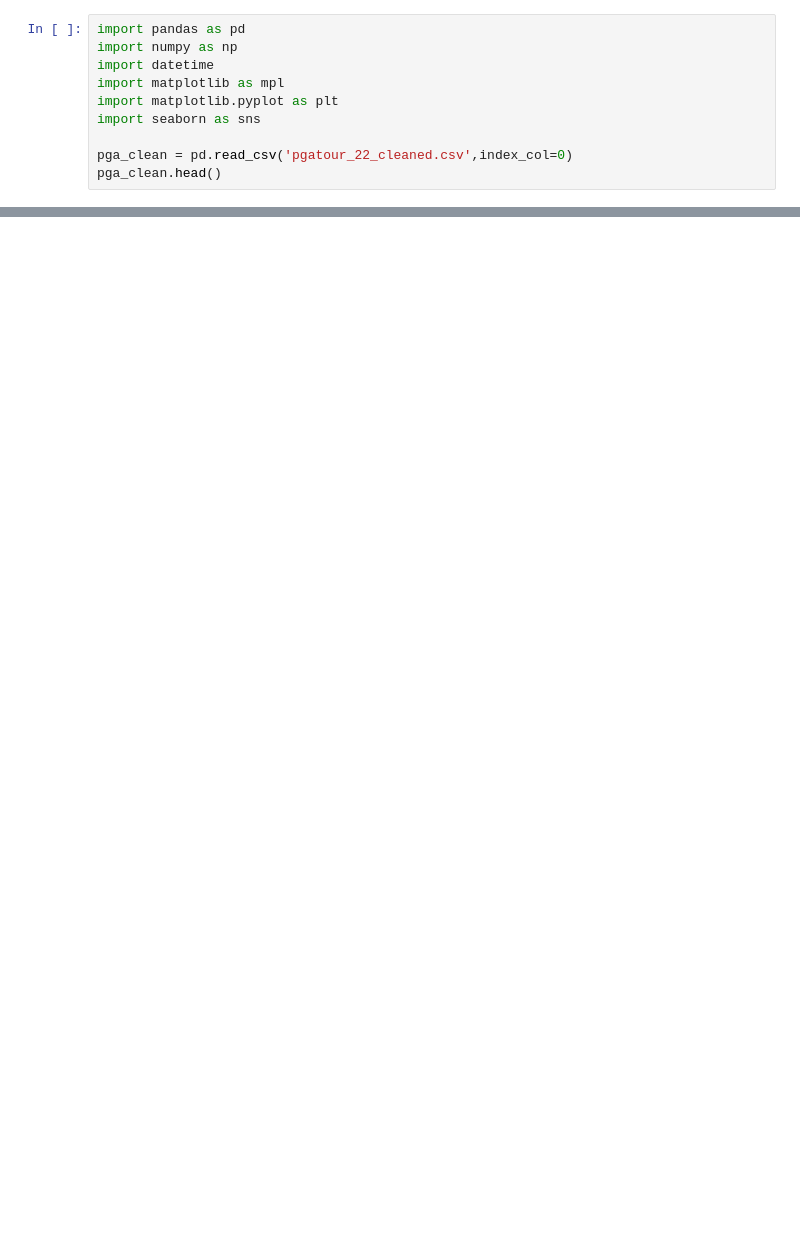
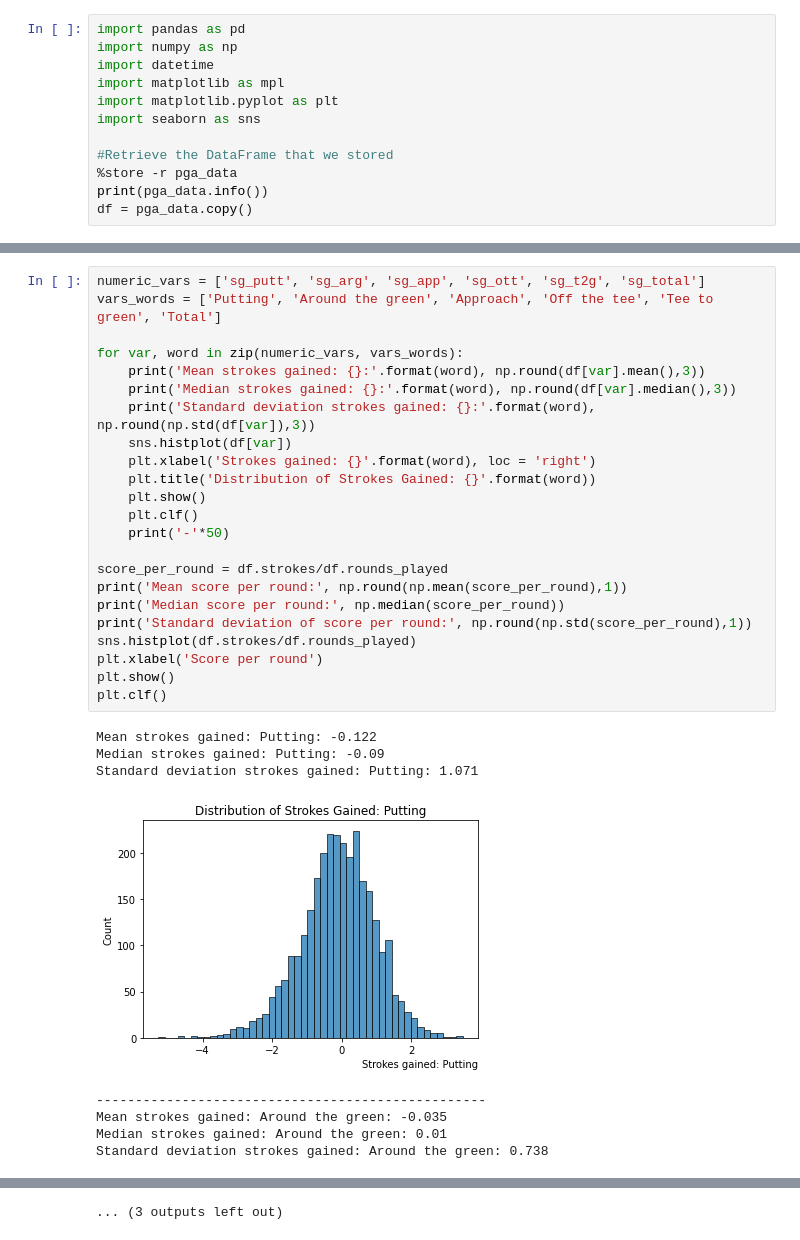
Before and after one commit to zainsiddiqii/PGATour2022_Analysis, a Jupyter notebook: PGATour_Analysis.ipynb, the cells around one changed output, grey strips where cells are left out. Saved outputs shown, nothing was run; the diff lists cells and outputs as text; blank space fills up the shorter version.

Commit message:
Fixed cleaning and added some analysis

```diff
--- a/PGATour_Analysis.ipynb
+++ b/PGATour_Analysis.ipynb
@@ -6,6 +6,8 @@ import matplotlib as mpl
 import matplotlib.pyplot as plt
 import seaborn as sns
 
-pga_clean = pd.read_csv('pgatour_22_cleaned.csv',index_col=0)
-pga_clean.head()
+#Retrieve the DataFrame that we stored
+%store -r pga_data
+print(pga_data.info())
+df = pga_data.copy()
 # %% [output]
@@ -17,0 +33,32 @@ pga_clean.head()
+# %%
+numeric_vars = ['sg_putt', 'sg_arg', 'sg_app', 'sg_ott', 'sg_t2g', 'sg_total']
+vars_words = ['Putting', 'Around the green', 'Approach', 'Off the tee', 'Tee to green', 'Total']
+
+for var, word in zip(numeric_vars, vars_words):
+    print('Mean strokes gained: {}:'.format(word), np.round(df[var].mean(),3))
+    print('Median strokes gained: {}:'.format(word), np.round(df[var].median(),3))
+    print('Standard deviation strokes gained: {}:'.format(word), np.round(np.std(df[var]),3))
+    sns.histplot(df[var])
+    plt.xlabel('Strokes gained: {}'.format(word), loc = 'right')
+    plt.title('Distribution of Strokes Gained: {}'.format(word))
+    plt.show()
+    plt.clf()
+    print('-'*50)
+
+score_per_round = df.strokes/df.rounds_played
+print('Mean score per round:', np.round(np.mean(score_per_round),1))
+print('Median score per round:', np.median(score_per_round))
+print('Standard deviation of score per round:', np.round(np.std(score_per_round),1))
+sns.histplot(df.strokes/df.rounds_played)
+plt.xlabel('Score per round')
+plt.show()
+plt.clf()
+# %% [output]
+Mean strokes gained: Putting: -0.122
+Median strokes gained: Putting: -0.09
+Standard deviation strokes gained: Putting: 1.071
+[figure, added]
+--------------------------------------------------
+Mean strokes gained: Around the green: -0.035
+Median strokes gained: Around the green: 0.01
+Standard deviation strokes gained: Around the green: 0.738
@@ -17,0 +86 @@ pga_clean.head()
+... (3 outputs left out)
```
Also changed, not shown: parts of 3 cells of this notebook, 1 other file.
